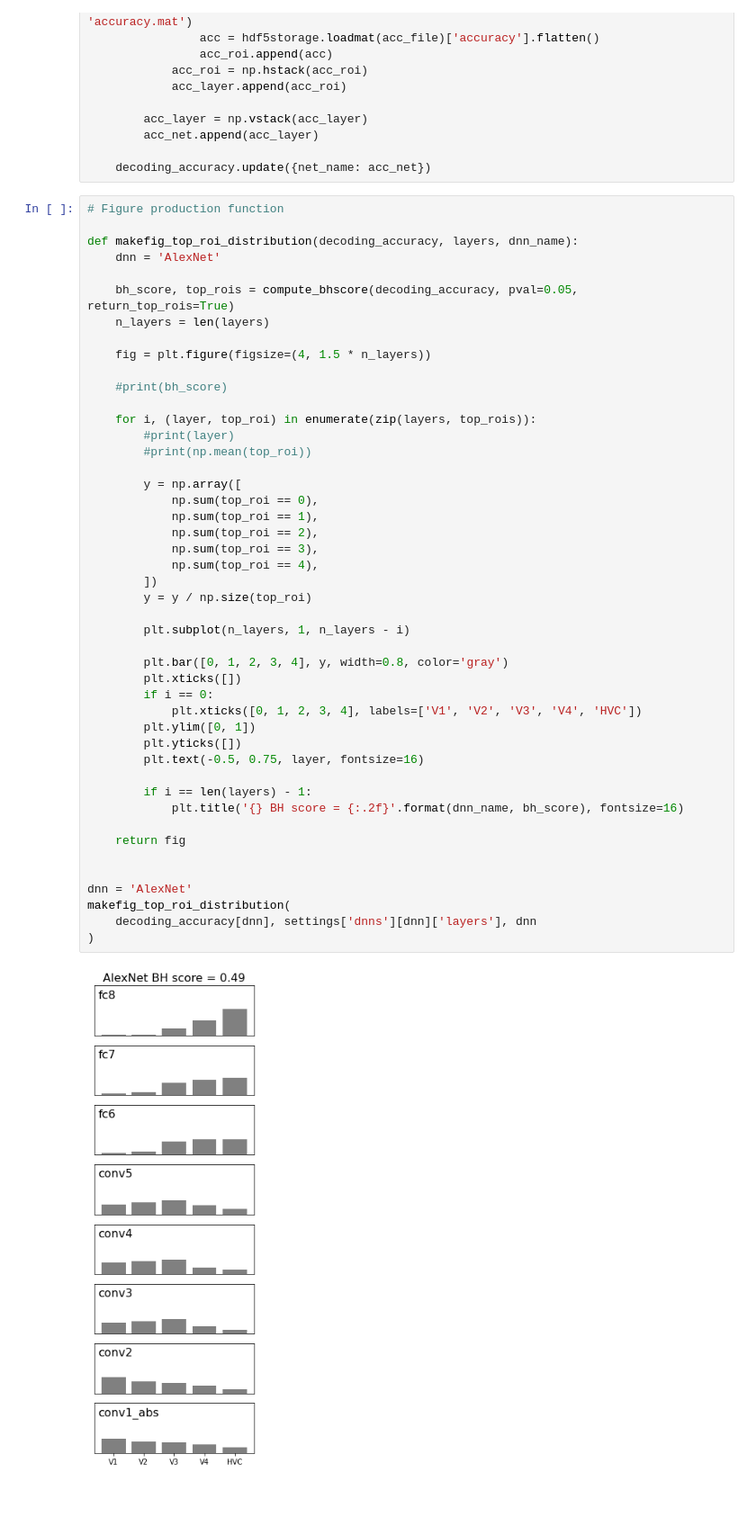
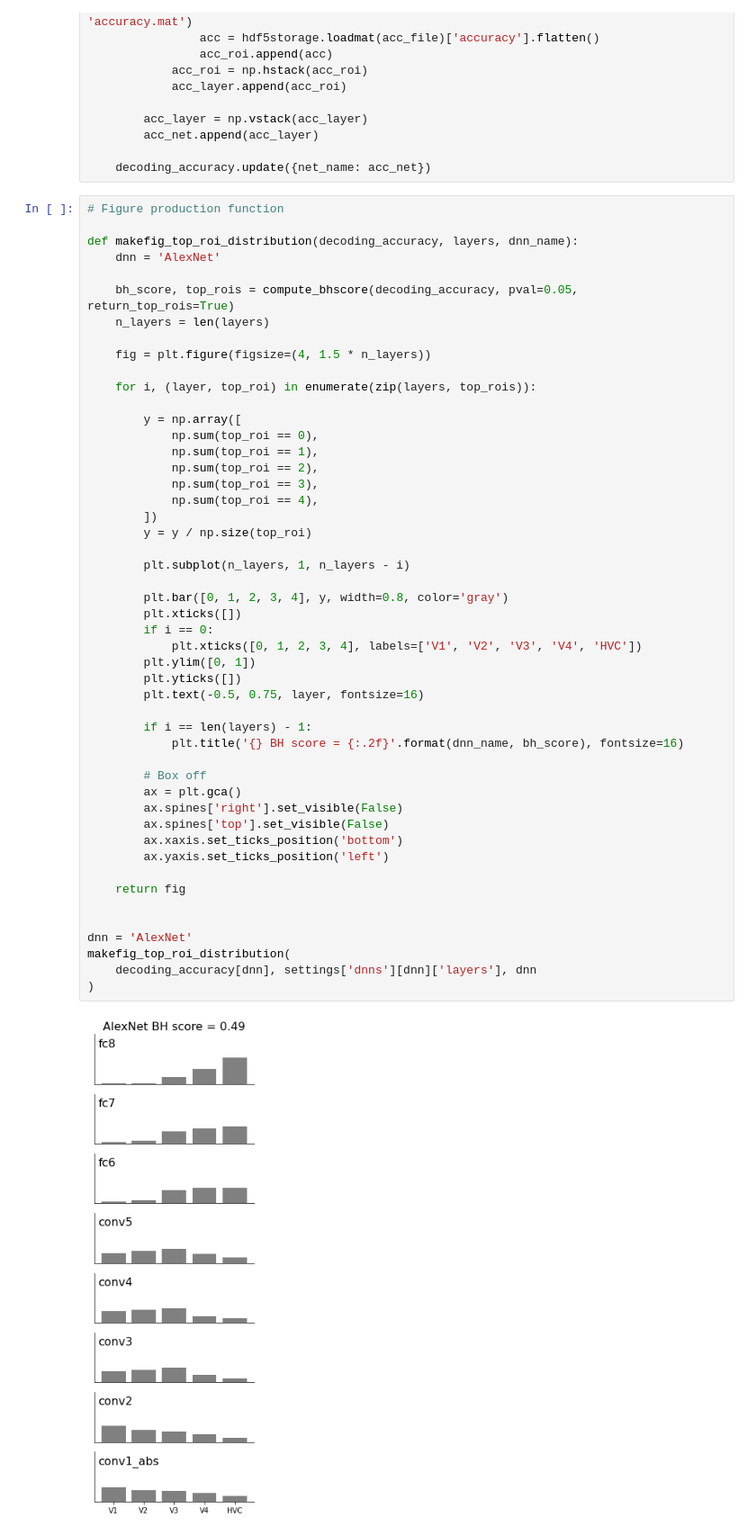
Before and after one commit to KamitaniLab/BHscore, a Jupyter notebook: makefigure_toprois.ipynb, the cells around one changed output. Shown at 90% size. Saved outputs shown, nothing was run; the diff lists cells and outputs as text; blank space fills up the shorter version.

```diff
--- a/makefigure_toprois.ipynb
+++ b/makefigure_toprois.ipynb
@@ -58,40 +58,43 @@ def makefig_top_roi_distribution(decoding_accuracy, layers, dnn_name):
 
     fig = plt.figure(figsize=(4, 1.5 * n_layers))
 
-    #print(bh_score)
-
     for i, (layer, top_roi) in enumerate(zip(layers, top_rois)):
-        #print(layer)
-        #print(np.mean(top_roi))
 
         y = np.array([
             np.sum(top_roi == 0),
             np.sum(top_roi == 1),
             np.sum(top_roi == 2),
             np.sum(top_roi == 3),
             np.sum(top_roi == 4),
         ])
         y = y / np.size(top_roi)
 
         plt.subplot(n_layers, 1, n_layers - i)
 
         plt.bar([0, 1, 2, 3, 4], y, width=0.8, color='gray')
         plt.xticks([])
         if i == 0:
             plt.xticks([0, 1, 2, 3, 4], labels=['V1', 'V2', 'V3', 'V4', 'HVC'])
         plt.ylim([0, 1])
         plt.yticks([])
         plt.text(-0.5, 0.75, layer, fontsize=16)
 
         if i == len(layers) - 1:
             plt.title('{} BH score = {:.2f}'.format(dnn_name, bh_score), fontsize=16)
 
+        # Box off
+        ax = plt.gca()
+        ax.spines['right'].set_visible(False)
+        ax.spines['top'].set_visible(False)
+        ax.xaxis.set_ticks_position('bottom')
+        ax.yaxis.set_ticks_position('left')
+
     return fig
 
 
 dnn = 'AlexNet'
 makefig_top_roi_distribution(
     decoding_accuracy[dnn], settings['dnns'][dnn]['layers'], dnn
 )
 # %% [output]
-[figure, old version]
+[figure, new version]
```
Also changed, not shown: parts of 2 cells of this notebook.
